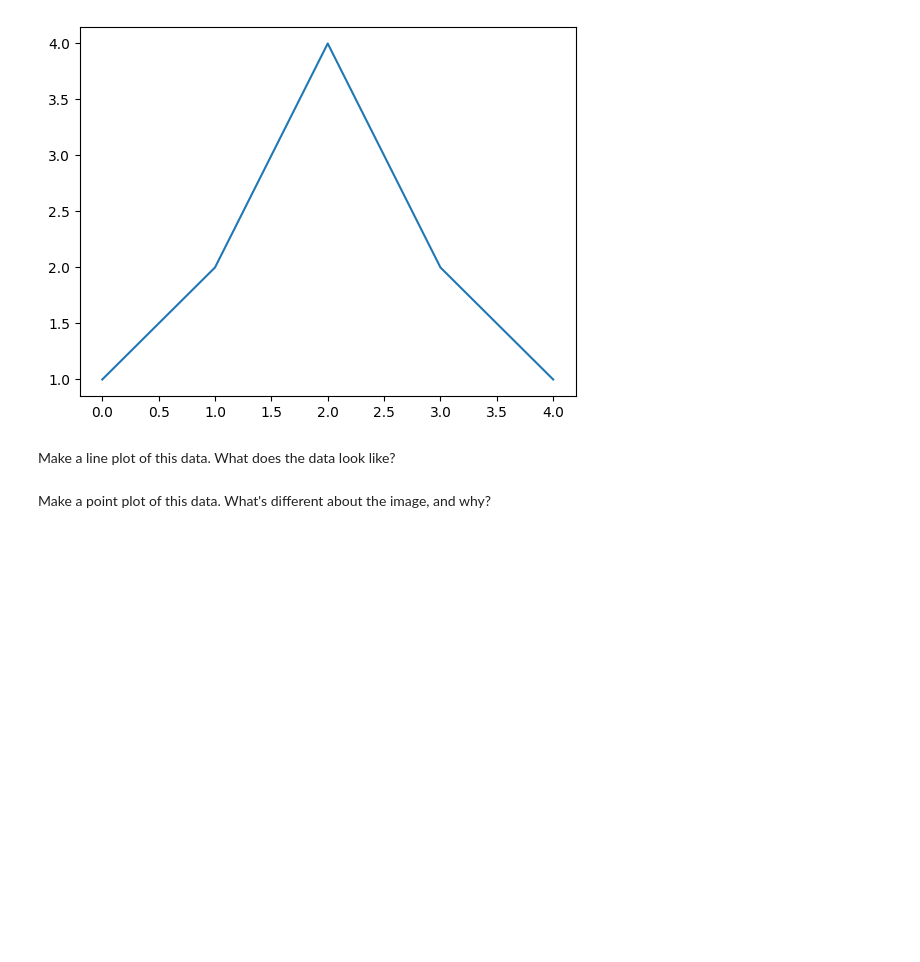
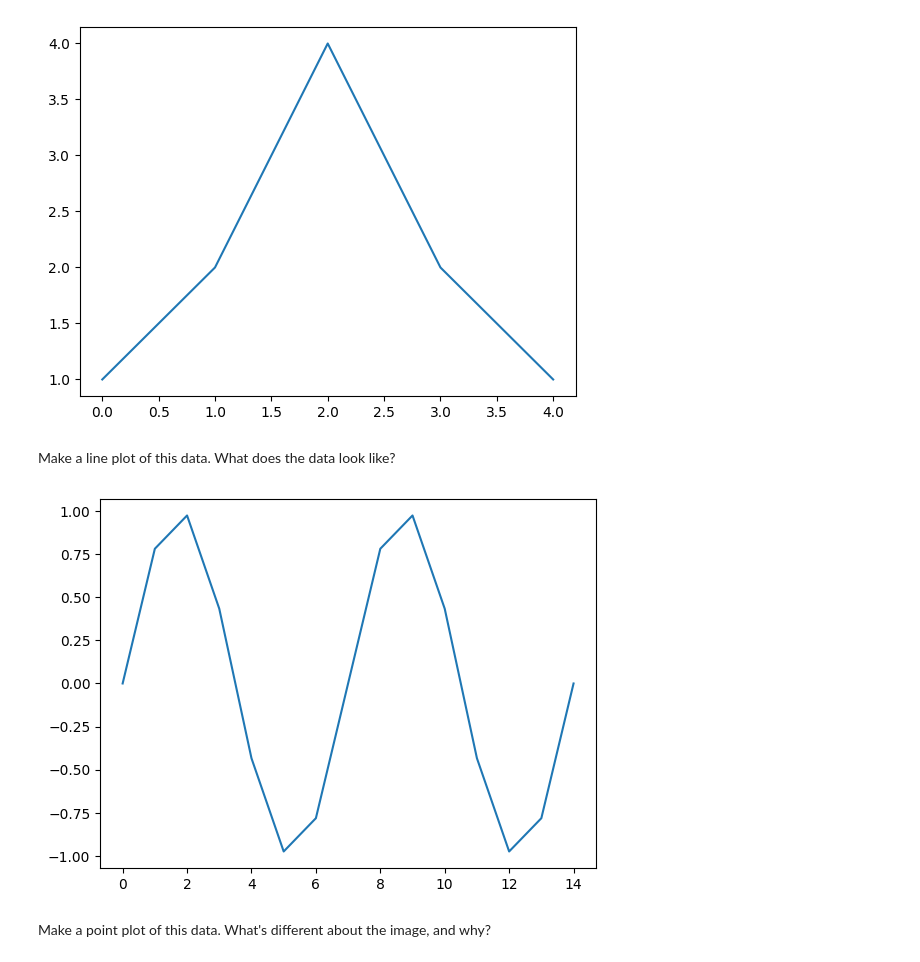
Before and after one commit to ili-s/NicksIntro2Python, a Jupyter notebook: Day1/1-5-PlottingWithMatplotlib.ipynb, the cells around one changed output. Drawn from its saved outputs; the diff is of its cells as text; code cells hidden in the pictures; blank space fills up the shorter version.

```diff
--- a/Day1/1-5-PlottingWithMatplotlib.ipynb
+++ b/Day1/1-5-PlottingWithMatplotlib.ipynb
@@ -74,6 +74,11 @@ plt.plot([1, 2, 4, 2, 1])
 Make a line plot of this data. What does the data look like?
 # %%
 data = np.sin(np.linspace(0, np.pi * 4, 15))
+# %%
+data = np.sin(np.linspace(0, np.pi * 4, 15))
+plt.plot(data);
+# %% [output]
+[figure, added]
 # %% [markdown]
 Make a point plot of this data.  What's different about the image, and why?
 # %%
```
Also changed, not shown: parts of 21 cells of this notebook, 11 other files.
